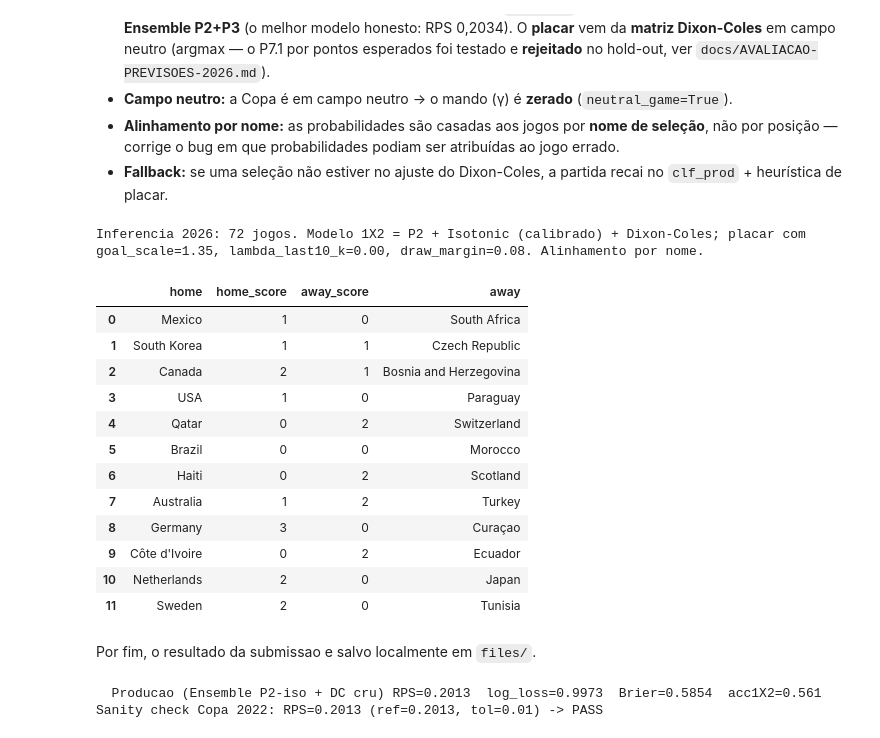
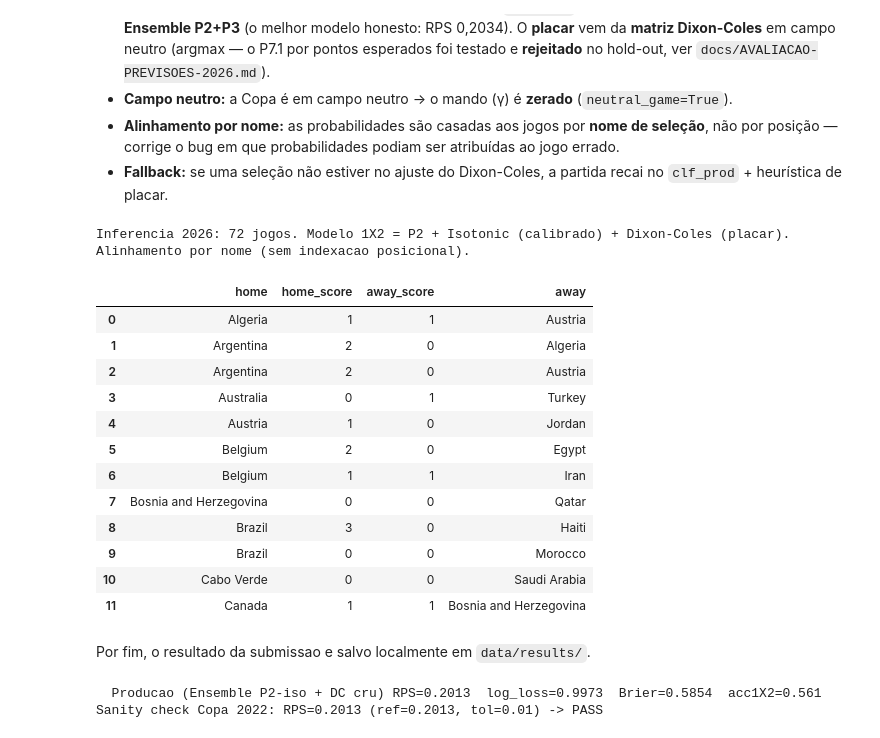
Before and after one commit to franklaercio/paul-the-octopus, a Jupyter notebook: notebooks/paultheoctopus.ipynb, the cells around one changed output. Saved outputs shown, nothing was run; the diff lists cells and outputs as text; code cells hidden in the pictures.

```diff
--- a/src/paultheoctopus.ipynb
+++ b/notebooks/paultheoctopus.ipynb
@@ -67,7 +70,7 @@ This section is an important part of building the algorithm, as we will check th
 *   Remove matches older than the 21st century, as soccer is very current.
 # %%
 # Importing the matchs
-df_historical_results = pd.read_csv(f'{DATA_DIR}/historical-results.csv')
+df_historical_results = pd.read_csv(f'{RAW_DATA_DIR}/historical-results.csv')
 df_historical_results.head()
 # %% [output]
 |  | date | home_team | away_team | home_score | away_score | tournament | city | country | neutral |
@@ -183,7 +186,7 @@ Interesting, there is no null field in the dataset, so it will not be necessary
 In this section we will check the Fifa ranking for each team. This step will be important for determining the algorithm, as the FIFA ranking makes a calculation to rank the strongest teams.
 # %%
 # Importing the ranking data to the notebook
-df_ranking = pd.read_csv(f'{DATA_DIR}/ranking.csv')
+df_ranking = pd.read_csv(f'{RAW_DATA_DIR}/ranking.csv')
 df_ranking.head()
 # %% [output]
 |  | rank | country_full | country_abrv | total_points | previous_points | rank_change | confederation | ... |
@@ -2162,7 +1709,7 @@ metricas proprias (RPS/log-loss/Brier) medidas no P5.1-P5.3.
 In this section we will read data from group stage matches and make predictions on the results.
 # %%
 # Importing the data to local notebook
-df_qatar_world_cup = pd.read_csv(f'{DATA_DIR}/matches-schedule.csv')
+df_qatar_world_cup = pd.read_csv(f'{RAW_DATA_DIR}/matches-schedule.csv')
 df_qatar_world_cup.head()
 # %% [output]
 |  | match | date | country1 | country2 | phase |
@@ -2196,9 +1743,7 @@ Pontos importantes da inferência (refatorada):
 # Inferencia da Copa 2026 com a MESMA funcao de features do treino
 # (build_football_features -> sem train/serving skew). O 1X2 vem do ENSEMBLE
 # do modelo de producao com o Dixon-Coles (P3); o placar vem da matriz do
-# Dixon-Coles em campo NEUTRO, com escala de gols P7.2 para o placar,
-# condicionado ao resultado 1X2 do ensemble.
-# Alinhamento por NOME (sem indexacao posicional).
+# Dixon-Coles em campo NEUTRO. Alinhamento por NOME (sem indexacao posicional).
 # P5: o classificador 1X2 e a versao CALIBRADA escolhida em P5.3
 # (clf_prod_calibrated / PROD_CALIB_FEATURES) - por padrao o P2 + isotonic,
 # que melhora RPS/log-loss/Brier no hold-out sem violar a regra de ouro.
@@ -2212,7 +1757,7 @@ _latest_rank = df_ranking.loc[df_ranking.groupby('country_full')['rank_date'].id
 #     em NOME HISTORICO, preservando o nome de exibicao (disp_*) para a saida.
 _NAME_FIX = {"South Korea": "Korea Republic", "Iran": "IR Iran"}
 _sched_rows = []
-for _match_order, (_match, _c1, _c2) in enumerate(df_qatar_world_cup.values):
+for _match, _c1, _c2 in df_qatar_world_cup.values:
     _h = _NAME_FIX.get(_c1, _c1); _a = _NAME_FIX.get(_c2, _c2)
     def _g(country, col):
         return _latest_rank.loc[country, col] if country in _latest_rank.index else np.nan
@@ -2220,7 +1765,7 @@ for _match_order, (_match, _c1, _c2) in enumerate(df_qatar_world_cup.values):
     _hp, _ap = _g(_c1, 'total_points'), _g(_c2, 'total_points')
     _sched_rows.append(dict(
         date=pd.Timestamp('2026-06-11'), home_team=_h, away_team=_a,
-        disp_home=_c1, disp_away=_c2, _match_order=_match_order,
+        disp_home=_c1, disp_away=_c2,
         home_score=0, away_score=0, tournament=3, neutral=True,
         rank_home=_hr, rank_away=_ar, total_points_home=_hp, total_points_away=_ap,
         rank_difference=(_hr - _ar), average_rank=((_hr + _ar) / 2),
@@ -2230,10 +1775,9 @@ _df_model_tag = df_model.copy(); _df_model_tag['_sched'] = False
 _comb = pd.concat([_df_model_tag, pd.DataFrame(_sched_rows)], ignore_index=True)
 
 # (3) MESMA funcao de features -> features pre-partida da Copa (estado do Elo
-#     continua a serie de cada selecao). Recorta as linhas do calendario
-#     e restaura a ordem original de matches-schedule.csv.
+#     continua a serie de cada selecao). Recorta as linhas do calendario.
 _feat_all, _ = build_football_features(_comb)
-_inf = _feat_all[_feat_all['_sched'] == True].sort_values('_match_order').reset_index(drop=True)
+_inf = _feat_all[_feat_all['_sched'] == True].reset_index(drop=True)
 # P5: usa o classificador CALIBRADO se o P5.3 foi executado; senao o do P4.
 _PROD_CLF  = clf_prod_calibrated if 'clf_prod_calibrated' in dir() else clf_prod
 _PROD_FEAT = PROD_CALIB_FEATURES if 'PROD_CALIB_FEATURES' in dir() else PROD_FEATURES
@@ -2241,66 +1785,50 @@ for _c in _PROD_FEAT:                           # imputa NaN (time sem historico
     _inf[_c] = _inf[_c].fillna(train_feat[_c].median())
 
 # Probabilidades 1X2 do modelo de producao (calibrado), alinhadas a _inf.
 _prod_probs = proba_1x2(_PROD_CLF, _inf[_PROD_FEAT])
 
 _rows = []
 for _k, _r in enumerate(_inf.itertuples(index=False)):
     _h, _a = _r.home_team, _r.away_team
     _prod = _prod_probs[_k]
     if _h in team_idx and _a in team_idx:
-        # 1X2: ensemble prod + DC cru. Placar: DC escalado e condicionado
-        # ao resultado mais provavel do ensemble para evitar zebras artefatuais.
-        _, _dc, _ = predict_match(
+        # Placar: matriz Dixon-Coles (campo NEUTRO). 1X2: ensemble prod + DC.
+        _M, _dc, (home_score, away_score) = predict_match(
             dc_alpha, dc_beta, dc_gamma, dc_rho, _h, _a, neutral_game=True)
         _ens = (_prod + _dc) / 2; _ens = _ens / _ens.sum()
         p_home, p_draw, p_away = _ens
-
-        _score_scale = GOAL_SCALE_PROD if 'GOAL_SCALE_PROD' in dir() else 1.0
-        _lambda_k = LAMBDA_LAST10_K_PROD if 'LAMBDA_LAST10_K_PROD' in dir() else 0.0
-        _lambda_clip = LAMBDA_LAST10_CLIP_PROD if 'LAMBDA_LAST10_CLIP_PROD' in dir() else (1.0, 1.0)
-        _mh, _ma = _lambda_last10_mults(_r, k=_lambda_k, clip_bounds=_lambda_clip)
-        _M_score, _, _ = predict_match(
-            dc_alpha, dc_beta, dc_gamma, dc_rho, _h, _a, neutral_game=True,
-            goal_scale=_score_scale, lambda_mult_home=_mh, lambda_mult_away=_ma)
-        _draw_margin = DRAW_MARGIN_PROD if 'DRAW_MARGIN_PROD' in dir() else 0.0
-        _score_outcome = choose_outcome_with_draw_margin(_ens, margin=_draw_margin)
-        home_score, away_score = constrained_argmax_scoreline(_M_score, _score_outcome)
     else:
         # Fallback (selecao sem historico no DC): modelo de producao + heuristica.
         p_home, p_draw, p_away = _prod
         _o = int(np.argmax([p_home, p_draw, p_away])); home_score = away_score = 0
         if _o == 1:
             if max(p_home, p_away) > 0.30: home_score = away_score = 1
         elif _o == 0:
             home_score = 2 if p_home > 0.70 else 1; away_score = 1 if p_home <= 0.60 else 0
         else:
             away_score = 2 if p_away > 0.70 else 1; home_score = 1 if p_away <= 0.60 else 0
     _rows.append({"home": _r.disp_home, "home_score": int(home_score),
                   "away_score": int(away_score), "away": _r.disp_away})
 
 predictions = pd.DataFrame(_rows, columns=["home", "home_score", "away_score", "away"])
-print("Inferencia 2026: %d jogos. Modelo 1X2 = %s + Dixon-Coles; "
-      "placar com goal_scale=%.2f, lambda_last10_k=%.2f, draw_margin=%.2f. "
-      "Alinhamento por nome." % (len(predictions),
-      PROD_CALIB_NAME if 'PROD_CALIB_NAME' in dir() else PROD_NAME,
-      GOAL_SCALE_PROD if 'GOAL_SCALE_PROD' in dir() else 1.0,
-      LAMBDA_LAST10_K_PROD if 'LAMBDA_LAST10_K_PROD' in dir() else 0.0,
-      DRAW_MARGIN_PROD if 'DRAW_MARGIN_PROD' in dir() else 0.0))
+print("Inferencia 2026: %d jogos. Modelo 1X2 = %s + Dixon-Coles (placar). "
+      "Alinhamento por nome (sem indexacao posicional)." % (len(predictions),
+      PROD_CALIB_NAME if 'PROD_CALIB_NAME' in dir() else PROD_NAME))
 predictions.head(12)
 # %% [output]
-Inferencia 2026: 72 jogos. Modelo 1X2 = P2 + Isotonic (calibrado) + Dixon-Coles; placar com goal_scale=1.35, lambda_last10_k=0.00, draw_margin=0.08. Alinhamento por nome.
+Inferencia 2026: 72 jogos. Modelo 1X2 = P2 + Isotonic (calibrado) + Dixon-Coles (placar). Alinhamento por nome (sem indexacao posicional).
 |  | home | home_score | away_score | away |
-| 0 | Mexico | 1 | 0 | South Africa |
-| 1 | South Korea | 1 | 1 | Czech Republic |
-| 2 | Canada | 2 | 1 | Bosnia and Herzegovina |
-| 3 | USA | 1 | 0 | Paraguay |
-| 4 | Qatar | 0 | 2 | Switzerland |
-| 5 | Brazil | 0 | 0 | Morocco |
-| 6 | Haiti | 0 | 2 | Scotland |
-| 7 | Australia | 1 | 2 | Turkey |
-| 8 | Germany | 3 | 0 | Curaçao |
-| 9 | Côte d'Ivoire | 0 | 2 | Ecuador |
-| 10 | Netherlands | 2 | 0 | Japan |
-| 11 | Sweden | 2 | 0 | Tunisia |
+| 0 | Algeria | 1 | 1 | Austria |
+| 1 | Argentina | 2 | 0 | Algeria |
+| 2 | Argentina | 2 | 0 | Austria |
+| 3 | Australia | 0 | 1 | Turkey |
+| 4 | Austria | 1 | 0 | Jordan |
+| 5 | Belgium | 2 | 0 | Egypt |
+| 6 | Belgium | 1 | 1 | Iran |
+| 7 | Bosnia and Herzegovina | 0 | 0 | Qatar |
+| 8 | Brazil | 3 | 0 | Haiti |
+| 9 | Brazil | 0 | 0 | Morocco |
+| 10 | Cabo Verde | 0 | 0 | Saudi Arabia |
+| 11 | Canada | 1 | 1 | Bosnia and Herzegovina |
 # %% [markdown]
-Por fim, o resultado da submissao e salvo localmente em `files/`.
+Por fim, o resultado da submissao e salvo localmente em `data/results/`.
```
Also changed, not shown: parts of 31 cells of this notebook, 21 other files.
